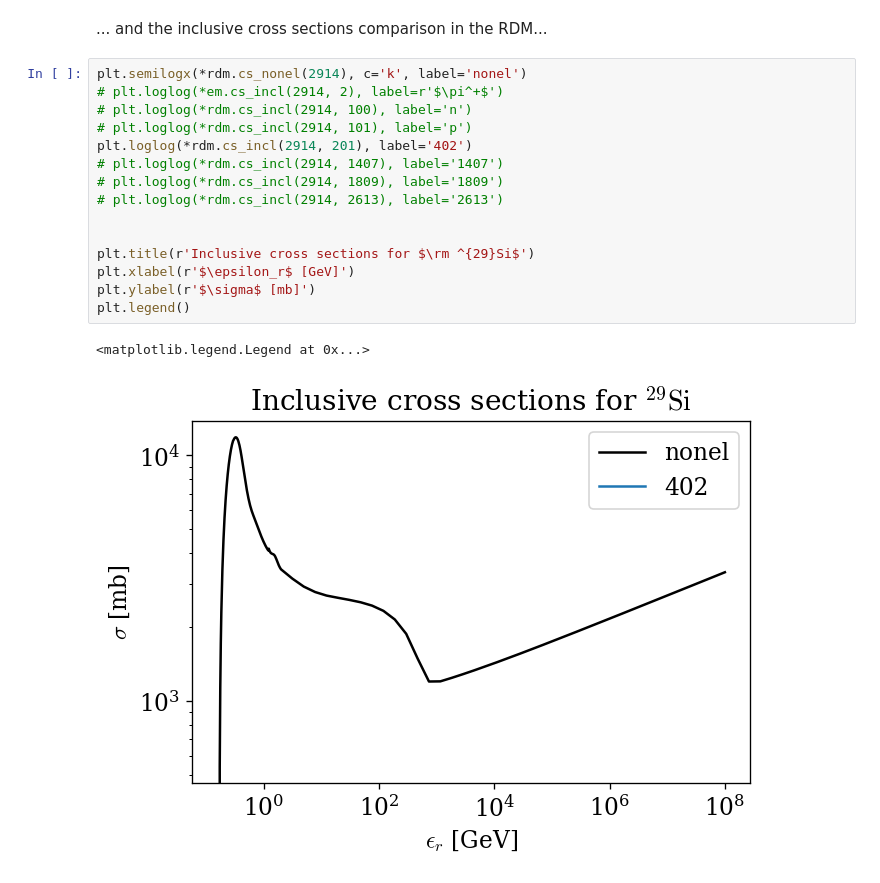
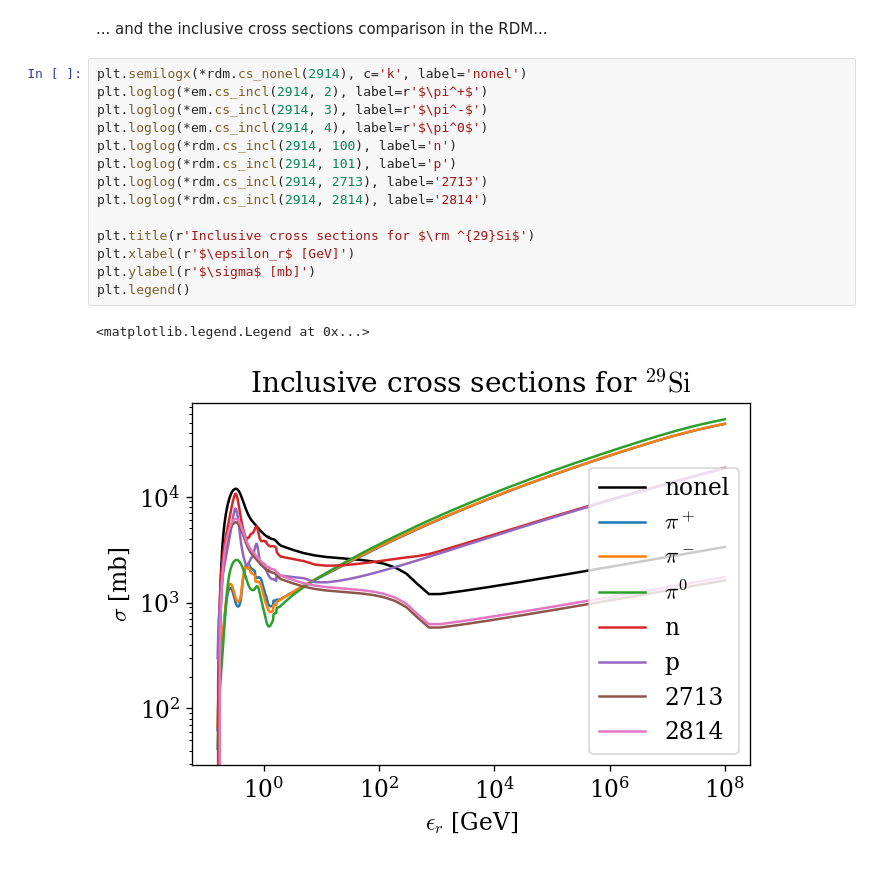
Before and after one commit to mohller/AstroPhoMes, a Jupyter notebook: examples/Howto_example.ipynb, the cells around one changed output. Drawn from its saved outputs; the diff is of its cells as text.

```diff
--- a/examples/Howto_example.ipynb
+++ b/examples/Howto_example.ipynb
@@ -138,19 +140,18 @@ plt.legend()
 ... and the inclusive cross sections comparison in the RDM...
 # %%
 plt.semilogx(*rdm.cs_nonel(2914), c='k', label='nonel')
-# plt.loglog(*em.cs_incl(2914, 2), label=r'$\pi^+$')
-# plt.loglog(*rdm.cs_incl(2914, 100), label='n')
-# plt.loglog(*rdm.cs_incl(2914, 101), label='p')
-plt.loglog(*rdm.cs_incl(2914, 201), label='402')
-# plt.loglog(*rdm.cs_incl(2914, 1407), label='1407')
-# plt.loglog(*rdm.cs_incl(2914, 1809), label='1809')
-# plt.loglog(*rdm.cs_incl(2914, 2613), label='2613')
-
+plt.loglog(*em.cs_incl(2914, 2), label=r'$\pi^+$')
+plt.loglog(*em.cs_incl(2914, 3), label=r'$\pi^-$')
+plt.loglog(*em.cs_incl(2914, 4), label=r'$\pi^0$')
+plt.loglog(*rdm.cs_incl(2914, 100), label='n')
+plt.loglog(*rdm.cs_incl(2914, 101), label='p')
+plt.loglog(*rdm.cs_incl(2914, 2713), label='2713')
+plt.loglog(*rdm.cs_incl(2914, 2814), label='2814')
 
 plt.title(r'Inclusive cross sections for $\rm ^{29}Si$')
 plt.xlabel(r'$\epsilon_r$ [GeV]')
 plt.ylabel(r'$\sigma$ [mb]')
 plt.legend()
 # %% [output]
 <matplotlib.legend.Legend at 0x...>
-[figure, old version]
+[figure, new version]
```
Also changed, not shown: parts of 2 cells of this notebook, 1 other file.
